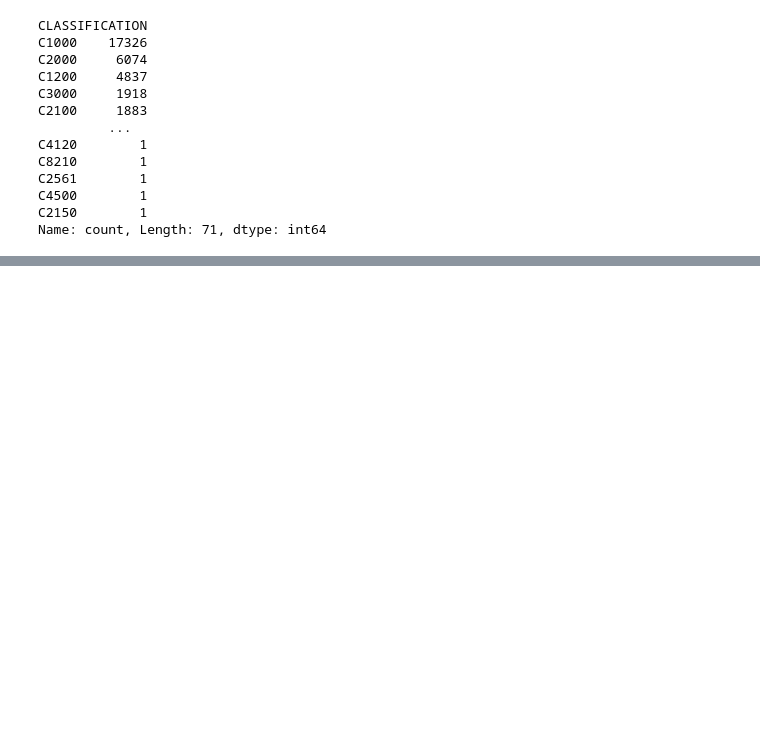
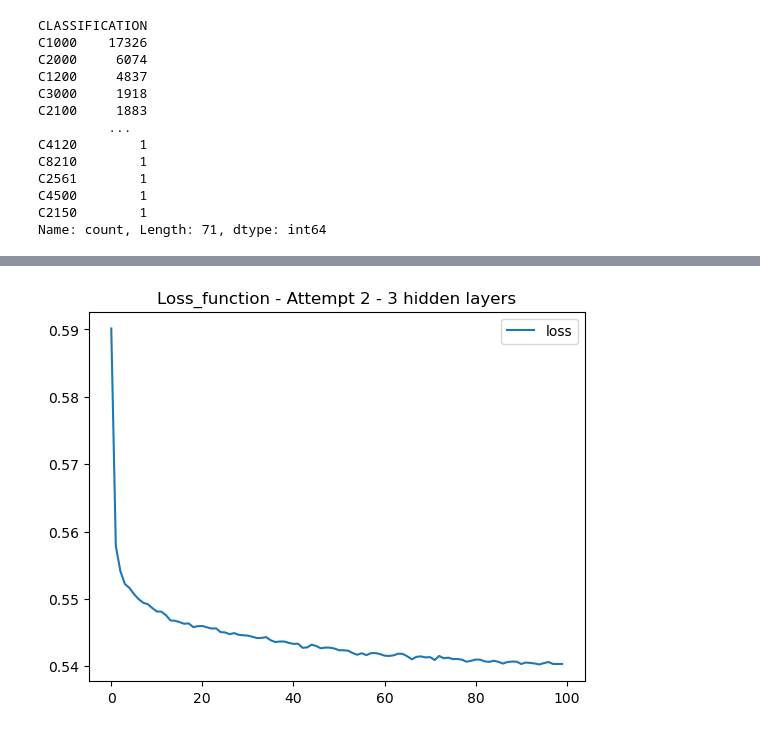
Before and after one commit to YargKlnc/Deep-Learning, a Jupyter notebook: deep_learning.ipynb, the cells around one changed output, grey strips where cells are left out. Cells and saved outputs as stored; diff of their text form; code cells hidden in the pictures; blank space fills up the shorter version.

```diff
--- a/deep_learning.ipynb
+++ b/deep_learning.ipynb
@@ -151,3 +159,4 @@ Name: CLASSIFICATION, dtype: int64
 # %%
-# Convert categorical data to numeric with `pd.get_dummies`
-#  YOUR CODE GOES HERE
+# Converting categorical data to numeric with `pd.get_dummies`
+numeric_application_df = pd.get_dummies(application_df, dtype=int)
+numeric_application_df
@@ -244,0 +314,23 @@ Loss: 0.557812534073699, Accuracy: 0.7262973785400391
+# %%
+# Defining the model - deep neural net, i.e., the number of input features and hidden nodes for each layer
+number_input_features = len(X_train_scaled[0])
+hidden_nodes_layer1 =  10
+hidden_nodes_layer2 = 10
+hidden_nodes_layer3 = 10
+
+nn = tf.keras.models.Sequential()
+
+# First hidden layer
+nn.add(tf.keras.layers.Dense(units=hidden_nodes_layer1, input_dim=number_input_features, activation="relu"))
+
+# Second hidden layer
+nn.add(tf.keras.layers.Dense(units=hidden_nodes_layer2, activation="relu"))
+
+# Third hidden layer
+nn.add(tf.keras.layers.Dense(units=hidden_nodes_layer3, activation="tanh"))
+
+# Output layer
+nn.add(tf.keras.layers.Dense(units=1, activation="sigmoid"))
+
+# Checking the structure of the model
+nn.summary()
@@ -244,0 +355,6 @@ Loss: 0.557812534073699, Accuracy: 0.7262973785400391
+# %%
+# Compiling the model
+nn.compile(loss="binary_crossentropy", optimizer="adam", metrics=["accuracy"])
+# %%
+# Training the model
+fit_model = nn.fit(X_train_scaled, y_train, epochs=100)
@@ -244,0 +386,13 @@ Loss: 0.557812534073699, Accuracy: 0.7262973785400391
+# %%
+# Plotting the loss function
+import matplotlib.pyplot as plt
+plt.plot(fit_model.history["loss"])
+plt.title("Loss_function - Attempt 2 - 3 hidden layers")
+plt.legend(["loss"])
+
+# Saving the plot to a file in the 'Output' folder
+plt.savefig(os.path.join("Output", "Attempt2_Loss_Plot.png"))
+
+plt.show()
+# %% [output]
+[figure, added]
```
Also changed, not shown: parts of 24 cells of this notebook, 6 other files.
